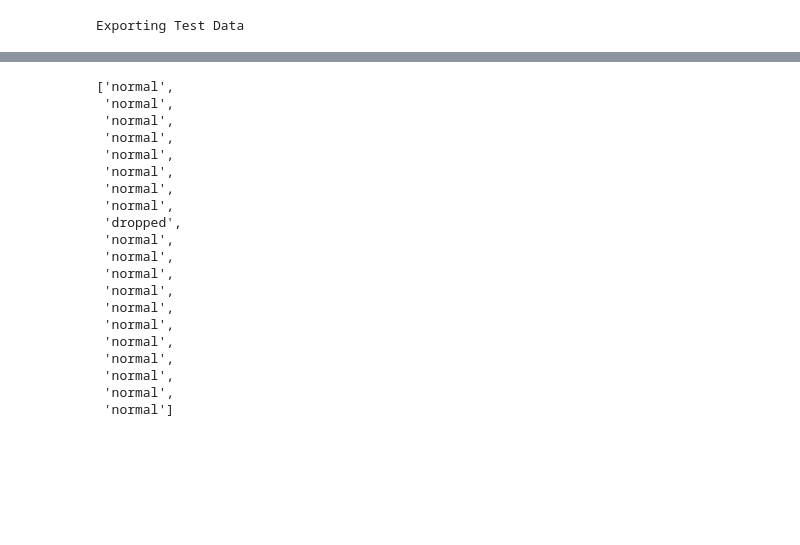
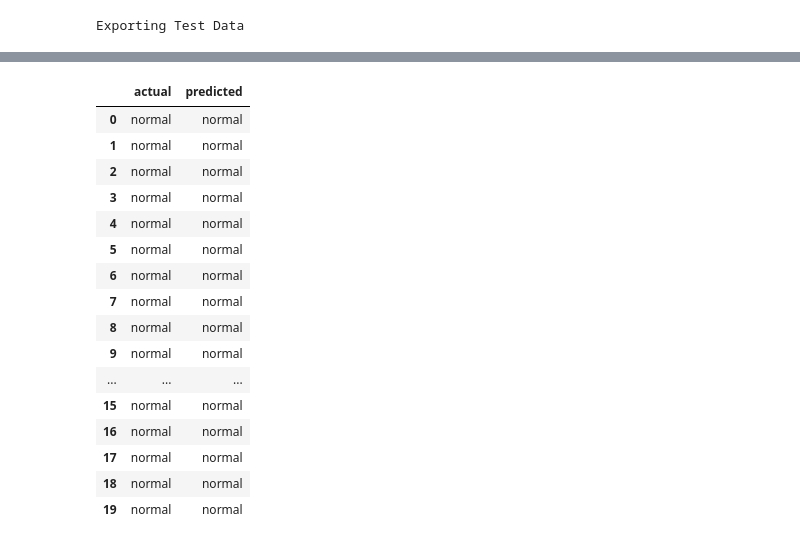
Before and after one commit to alswilli/Video-Manipulation-Detection-via-Recurrent-Residual-Feature-Learning-Networks, a Jupyter notebook: scratch.ipynb, the cells around one changed output, grey strips where cells are left out. Drawn from its saved outputs; the diff is of its cells as text; code cells hidden in the pictures; blank space fills up the shorter version.

```diff
--- a/scratch.ipynb
+++ b/scratch.ipynb
@@ -27,6 +28,6 @@ x,y,yseq = dataset.all_data_from_npz('train')
 # %%
 tm = TestModels(5, 'lrcn')
 # %%
-tm.model.fit(x,y, epochs=50)
+tm.model.fit(x,y, epochs=50, shuffle=True)
 # %% [output]
 Epoch 1/50
@@ -85,5 +108,19 @@ Epoch 200/200
+# %%
+#Takes LSTM predictions and generates sequences by assuming all 'normal' unless there is a prediction with a
+#value higher than threshold.
+def seqFromPreds(preds, threshold=0.35):
+    preds = preds.squeeze()
+    seq = ['normal']*20
+
+    for i in range(len(preds)):
+        p = preds[i]
+        m = np.max(p)
+        a = np.argmax(p)
+        if m>=threshold:
+            seq[i]=dataset.classes[a]
+    return seq
 # %%
-n = 12
+n = 1
 x1 = np.array([x[n]])
 x1 = dense_m.predict(x1)
 y1 = np.array([yseq[n]])
@@ -117,23 +127,24 @@ seqFromPreds(preds, threshold=0.4)
 # %%
-[dataset.reverse_one_hot(k) for k in y1.squeeze()]
+preds = lstm.model.predict(x1)
+predSeq = seqFromPreds(preds)
+actualSeq = [dataset.reverse_one_hot(k) for k in y1.squeeze()]
+df = pd.DataFrame({'actual': actualSeq, 'predicted': predSeq})
+df
 # %% [output]
-['normal',
- 'normal',
- 'normal',
- 'normal',
- 'normal',
- 'normal',
- 'normal',
- 'normal',
- 'dropped',
- 'normal',
- 'normal',
- 'normal',
- 'normal',
- 'normal',
- 'normal',
- 'normal',
- 'normal',
- 'normal',
- 'normal',
- 'normal']
+|  | actual | predicted |
+| 0 | normal | normal |
+| 1 | normal | normal |
+| 2 | normal | normal |
+| 3 | normal | normal |
+| 4 | normal | normal |
+| 5 | normal | normal |
+| 6 | normal | normal |
+| 7 | normal | normal |
+| 8 | normal | normal |
+| 9 | normal | normal |
+| ... | ... | ... |
+| 15 | normal | normal |
+| 16 | normal | normal |
+| 17 | normal | normal |
+| 18 | normal | normal |
+| 19 | normal | normal |
```
Also changed, not shown: parts of 12 cells of this notebook.
